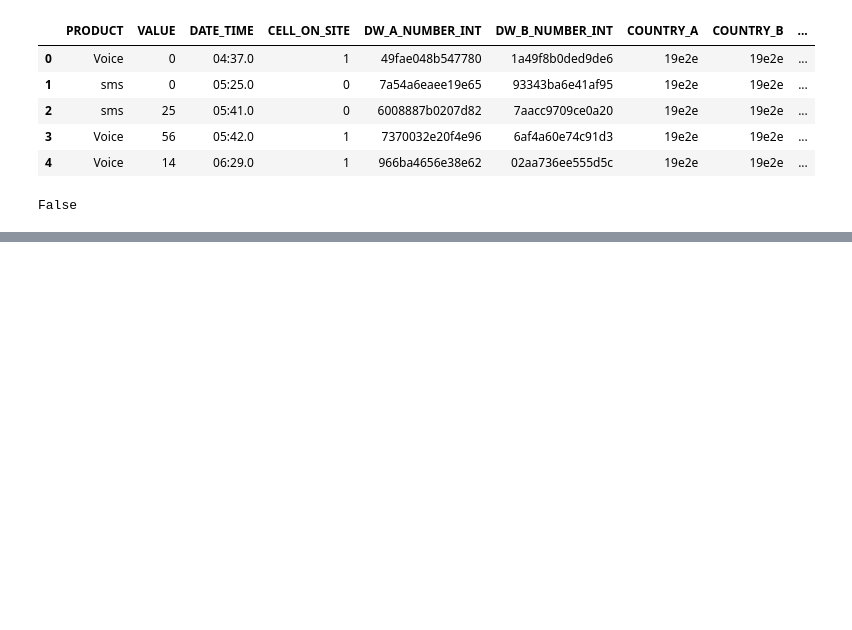
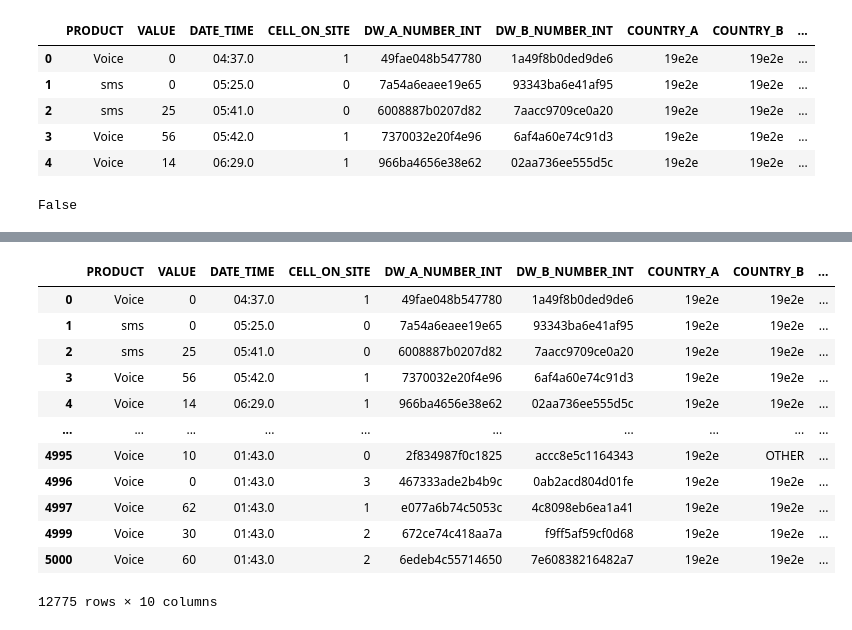
Before and after one commit to veronica1013/project_dsp, a Jupyter notebook: week_3_project/cote_divoire_telcom.ipynb, the cells around one changed output, grey strips where cells are left out. Saved outputs shown, nothing was run; the diff lists cells and outputs as text; code cells hidden in the pictures; blank space fills up the shorter version.

Commit message:
Drop columns on final_1

```diff
--- a/week_3_project/cote_divoire_telcom.ipynb
+++ b/week_3_project/cote_divoire_telcom.ipynb
@@ -232,3 +234,21 @@ data_6a2.isnull().values.any()
+# %%
+# Drop columns on final_1 dataset
+df=final_1.drop(columns=['DW_A_NUMBER_INT', 'DW_B_NUMBER_INT'])
+df
+# %% [output]
+|  | PRODUCT | VALUE | DATE_TIME | CELL_ON_SITE | DW_A_NUMBER_INT | DW_B_NUMBER_INT | COUNTRY_A | COUNTRY_B | ... |
+| 0 | Voice | 0 | 04:37.0 | 1 | 49fae048b547780 | 1a49f8b0ded9de6 | 19e2e | 19e2e | ... |
+| 1 | sms | 0 | 05:25.0 | 0 | 7a54a6eaee19e65 | 93343ba6e41af95 | 19e2e | 19e2e | ... |
+| 2 | sms | 25 | 05:41.0 | 0 | 6008887b0207d82 | 7aacc9709ce0a20 | 19e2e | 19e2e | ... |
+| 3 | Voice | 56 | 05:42.0 | 1 | 7370032e20f4e96 | 6af4a60e74c91d3 | 19e2e | 19e2e | ... |
+| 4 | Voice | 14 | 06:29.0 | 1 | 966ba4656e38e62 | 02aa736ee555d5c | 19e2e | 19e2e | ... |
+| ... | ... | ... | ... | ... | ... | ... | ... | ... | ... |
+| 4995 | Voice | 10 | 01:43.0 | 0 | 2f834987f0c1825 | accc8e5c1164343 | 19e2e | OTHER | ... |
+| 4996 | Voice | 0 | 01:43.0 | 3 | 467333ade2b4b9c | 0ab2acd804d01fe | 19e2e | 19e2e | ... |
+| 4997 | Voice | 62 | 01:43.0 | 1 | e077a6b74c5053c | 4c8098eb6ea1a41 | 19e2e | 19e2e | ... |
+| 4999 | Voice | 30 | 01:43.0 | 2 | 672ce74c418aa7a | f9ff5af59cf0d68 | 19e2e | 19e2e | ... |
+| 5000 | Voice | 60 | 01:43.0 | 2 | 6edeb4c55714650 | 7e60838216482a7 | 19e2e | 19e2e | ... |
+12775 rows × 10 columns
 # %%
 # Most used city in the three days
 # %%
```
Also changed, not shown: parts of 2 cells of this notebook.
